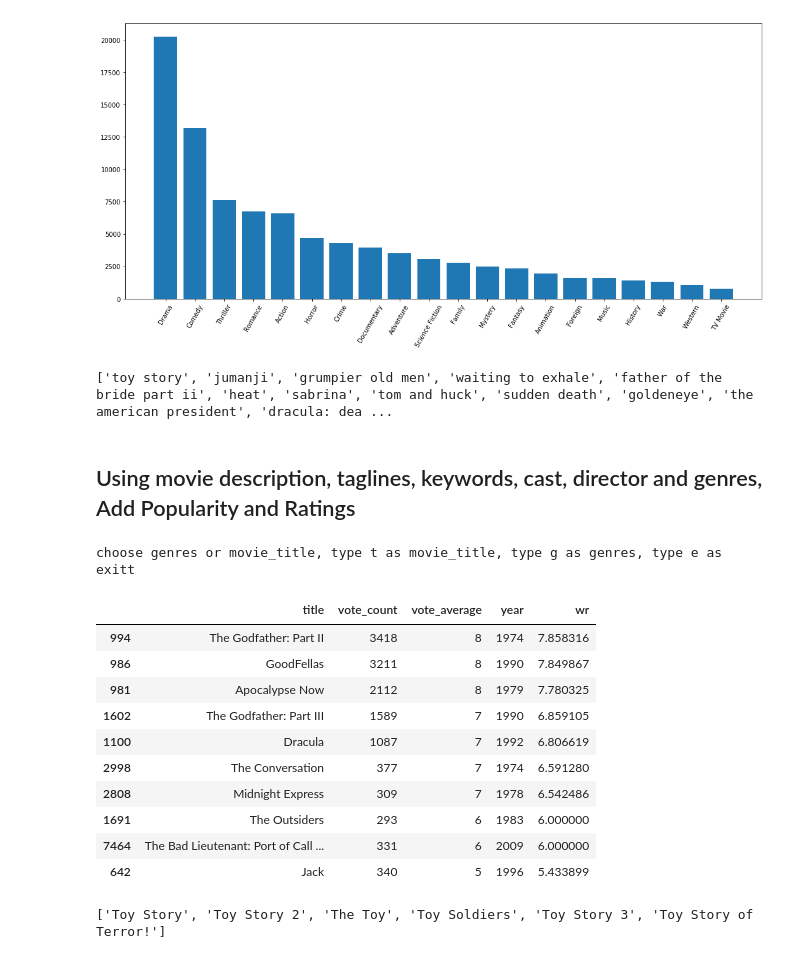
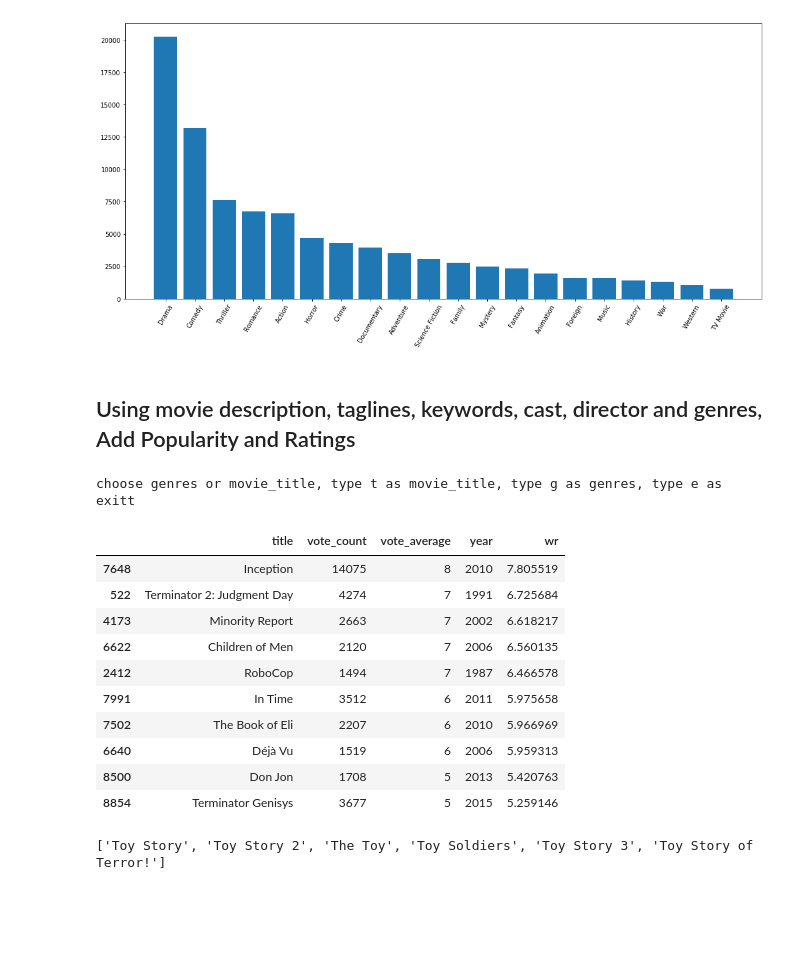
Before and after one commit to sunyu5/DS5230, a Jupyter notebook: TEST PROJECT.ipynb, the cells around one changed output. Cells and saved outputs as stored; diff of their text form; code cells hidden in the pictures; blank space fills up the shorter version.

```diff
--- a/TEST PROJECT.ipynb
+++ b/TEST PROJECT.ipynb
@@ -181,17 +181,15 @@ def weighted_rating(x):
 # %%
 #'comedy'.lower() in list(filter_count.keys())
 #indices
-lower_title = list(smd['title'])
-for i in range(len(lower_title)):
-    lower_title[i] = lower_title[i].lower()
+#lower_title = list(smd['title'])
+#for i in range(len(lower_title)):
+    #lower_title[i] = lower_title[i].lower()
 #print(lower_title)
 
 #smd['title'].apply(lambda x: [str.lower() for i in list(x)])
 
 #df['genres'].apply(lambda x: [str.lower(i.replace(" ", "")) for i in x])
 #print('Drama'.lower())
-# %% [output]
-['toy story', 'jumanji', 'grumpier old men', 'waiting to exhale', 'father of the bride part ii', 'heat', 'sabrina', 'tom and huck', 'sudden death', 'goldeneye', 'the american president', 'dracula: dea ...
 # %% [markdown]
 ## Using movie description, taglines, keywords, cast, director and genres, Add Popularity and Ratings
 # %%
@@ -200,7 +198,7 @@ def content_based(title):
         idx = indices[title]
         sim_scores = list(enumerate(cosine_sim[idx]))
         sim_scores = sorted(sim_scores, key=lambda x: x[1], reverse=True)
-        sim_scores = sim_scores[1:26]
+        sim_scores = sim_scores[1:25]
         movie_indices = [i[0] for i in sim_scores]
 
         movies = smd.iloc[movie_indices][['title', 'vote_count', 'vote_average', 'year']]
@@ -217,16 +215,19 @@ def content_based(title):
         qualified = qualified.sort_values('wr', ascending=False).head(10)
         return qualified
     def get_Genre(title):
-        df = gen_md[gen_md['genre'] == title]
-        vote_counts = df[df['vote_count'].notnull()]['vote_count'].astype('int')
-        vote_averages = df[df['vote_average'].notnull()]['vote_average'].astype('int')
+        df_genre = gen_md[gen_md['genre'] == title]
+        vote_counts = df_genre[df_genre['vote_count'].notnull()]['vote_count'].astype('int')
+        vote_averages = df_genre[df_genre['vote_average'].notnull()]['vote_average'].astype('int')
         global C
         global m
         C = vote_averages.mean()
         m = vote_counts.quantile(0.9)
-        qualified = df[(df['vote_count'] >= m) & (df['vote_count'].notnull()) & (df['vote_average'].notnull())]
+        qualified = df_genre[(df_genre['vote_count'] >= m) & (df_genre['vote_count'].notnull()) & (df_genre['vote_average'].notnull())]
         qualified['vote_count'] = qualified['vote_count'].astype('int')
         qualified['vote_average'] = qualified['vote_average'].astype('int')
+        #qualified['wr'] = qualified.apply(lambda x:
+                       # (x['vote_count']/(x['vote_count']+m) * x['vote_average']) + (m/(m+x['vote_count']) * C),
+                       # axis=1)
         qualified['wr'] = qualified.apply(weighted_rating, axis=1)
         #qualified_avg = qualified.sort_values('vote_average', ascending=False)[['title', 'year', 'vote_count', 'vote_average', 'popularity','genres','wr']]
         qualified_wr = qualified.sort_values('wr', ascending=False)[['title', 'year', 'vote_count', 'vote_average', 'popularity','genre','wr']].head(10)
@@ -238,21 +239,21 @@ def content_based(title):
         return get_Genre(title)
     else:
         print('thx')
-# %%
-content_based('The Godfather')
-# %% [output]
-choose genres or movie_title, type t as movie_title, type g as genres, type e as exitt
-|  | title | vote_count | vote_average | year | wr |
-| 994 | The Godfather: Part II | 3418 | 8 | 1974 | 7.858316 |
-| 986 | GoodFellas | 3211 | 8 | 1990 | 7.849867 |
-| 981 | Apocalypse Now | 2112 | 8 | 1979 | 7.780325 |
-| 1602 | The Godfather: Part III | 1589 | 7 | 1990 | 6.859105 |
-| 1100 | Dracula | 1087 | 7 | 1992 | 6.806619 |
-| 2998 | The Conversation | 377 | 7 | 1974 | 6.591280 |
-| 2808 | Midnight Express | 309 | 7 | 1978 | 6.542486 |
-| 1691 | The Outsiders | 293 | 6 | 1983 | 6.000000 |
-| 7464 | The Bad Lieutenant: Port of Call ... | 331 | 6 | 2009 | 6.000000 |
-| 642 | Jack | 340 | 5 | 1996 | 5.433899 |
+# %%
+content_based('Looper')
+# %% [output]
+choose genres or movie_title, type t as movie_title, type g as genres, type e as exitt
+|  | title | vote_count | vote_average | year | wr |
+| 7648 | Inception | 14075 | 8 | 2010 | 7.805519 |
+| 522 | Terminator 2: Judgment Day | 4274 | 7 | 1991 | 6.725684 |
+| 4173 | Minority Report | 2663 | 7 | 2002 | 6.618217 |
+| 6622 | Children of Men | 2120 | 7 | 2006 | 6.560135 |
+| 2412 | RoboCop | 1494 | 7 | 1987 | 6.466578 |
+| 7991 | In Time | 3512 | 6 | 2011 | 5.975658 |
+| 7502 | The Book of Eli | 2207 | 6 | 2010 | 5.966969 |
+| 6640 | Déjà Vu | 1519 | 6 | 2006 | 5.959313 |
+| 8500 | Don Jon | 1708 | 5 | 2013 | 5.420763 |
+| 8854 | Terminator Genisys | 3677 | 5 | 2015 | 5.259146 |
 # %%
 x='Toy'
 y = list(filter(lambda t: x in t.split(),list(smd['title'])))
```
Also changed, not shown: parts of 11 cells of this notebook.
